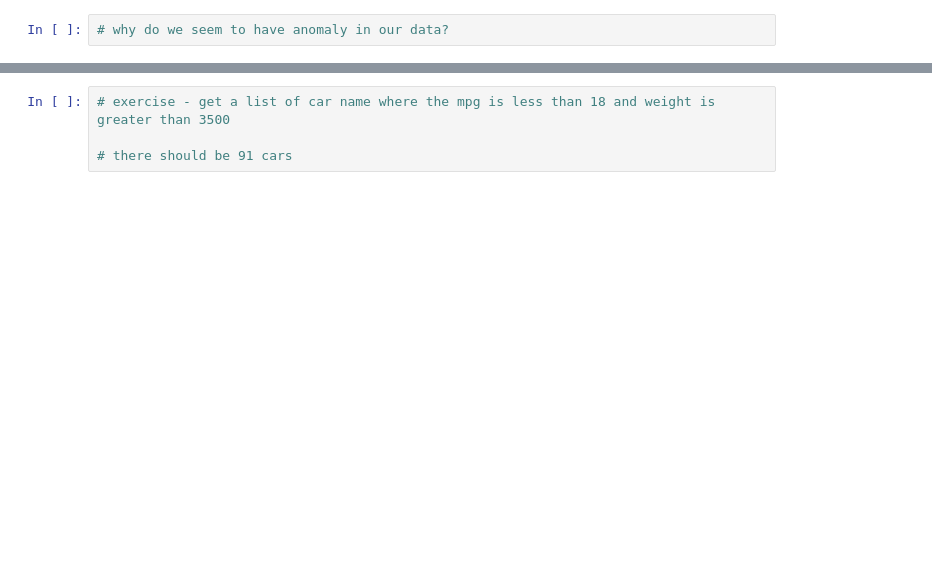
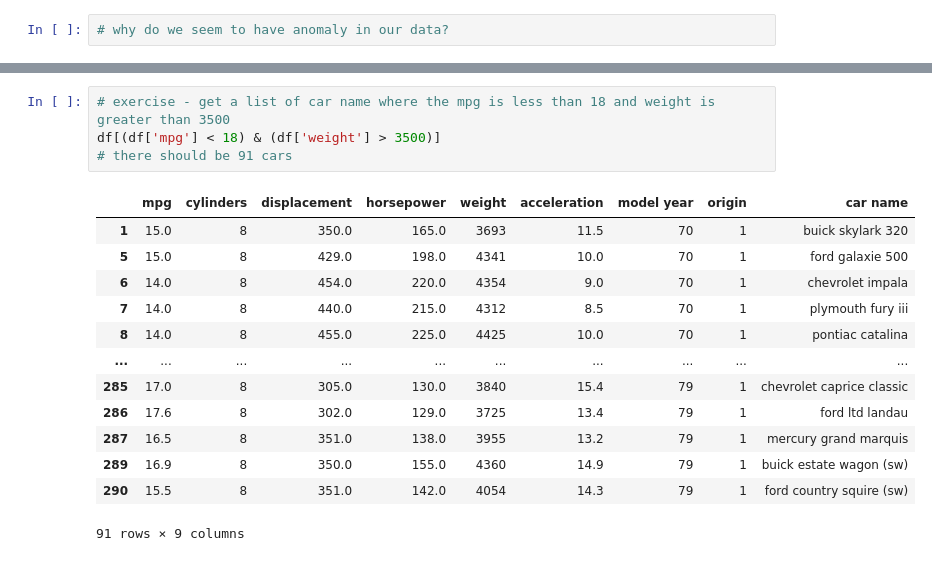
Before and after one commit to azieky/nyc-mhtn-ds-080320-lectures, a Jupyter notebook: Mod_1/Intro_to_libraries_1.ipynb, the cells around one changed output, grey strips where cells are left out. Saved outputs shown, nothing was run; the diff lists cells and outputs as text; blank space fills up the shorter version.

```diff
--- a/Mod_1/Intro_to_libraries_1.ipynb
+++ b/Mod_1/Intro_to_libraries_1.ipynb
@@ -237,4 +357,18 @@ SyntaxError: invalid syntax (<ipython-input-33-4fcec1a4c5d0>, line 5)
 # %%
 # exercise - get a list of car name where the mpg is less than 18 and weight is greater than 3500
-
+df[(df['mpg'] < 18) & (df['weight'] > 3500)]
 # there should be 91 cars
+# %% [output]
+|  | mpg | cylinders | displacement | horsepower | weight | acceleration | model year | origin | car name |
+| 1 | 15.0 | 8 | 350.0 | 165.0 | 3693 | 11.5 | 70 | 1 | buick skylark 320 |
+| 5 | 15.0 | 8 | 429.0 | 198.0 | 4341 | 10.0 | 70 | 1 | ford galaxie 500 |
+| 6 | 14.0 | 8 | 454.0 | 220.0 | 4354 | 9.0 | 70 | 1 | chevrolet impala |
+| 7 | 14.0 | 8 | 440.0 | 215.0 | 4312 | 8.5 | 70 | 1 | plymouth fury iii |
+| 8 | 14.0 | 8 | 455.0 | 225.0 | 4425 | 10.0 | 70 | 1 | pontiac catalina |
+| ... | ... | ... | ... | ... | ... | ... | ... | ... | ... |
+| 285 | 17.0 | 8 | 305.0 | 130.0 | 3840 | 15.4 | 79 | 1 | chevrolet caprice classic |
+| 286 | 17.6 | 8 | 302.0 | 129.0 | 3725 | 13.4 | 79 | 1 | ford ltd landau |
+| 287 | 16.5 | 8 | 351.0 | 138.0 | 3955 | 13.2 | 79 | 1 | mercury grand marquis |
+| 289 | 16.9 | 8 | 350.0 | 155.0 | 4360 | 14.9 | 79 | 1 | buick estate wagon (sw) |
+| 290 | 15.5 | 8 | 351.0 | 142.0 | 4054 | 14.3 | 79 | 1 | ford country squire (sw) |
+91 rows × 9 columns
```
Also changed, not shown: parts of 19 cells of this notebook, 3 other files.
